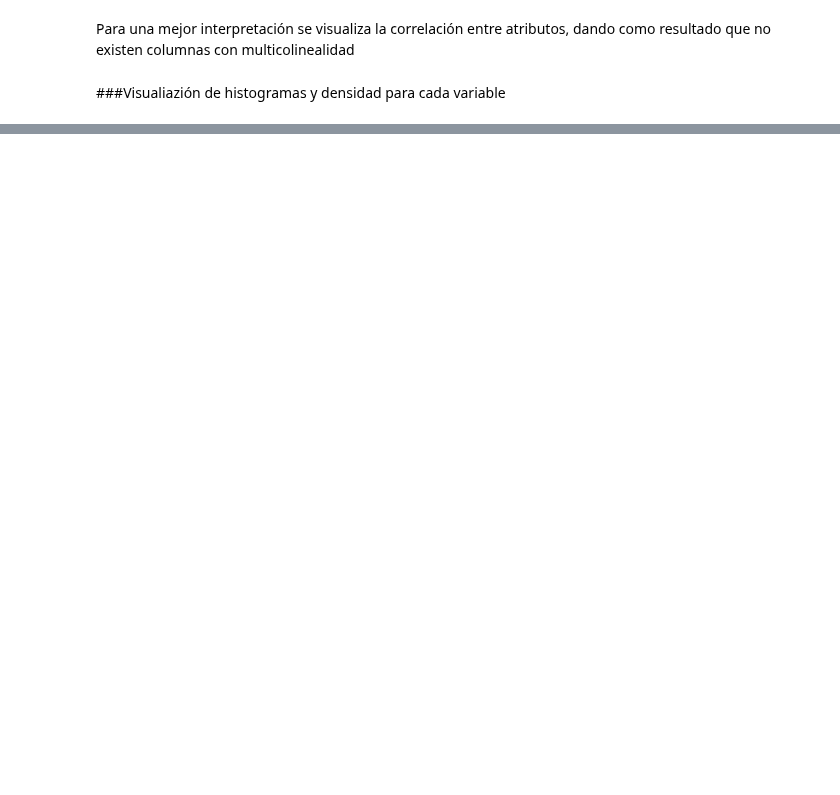
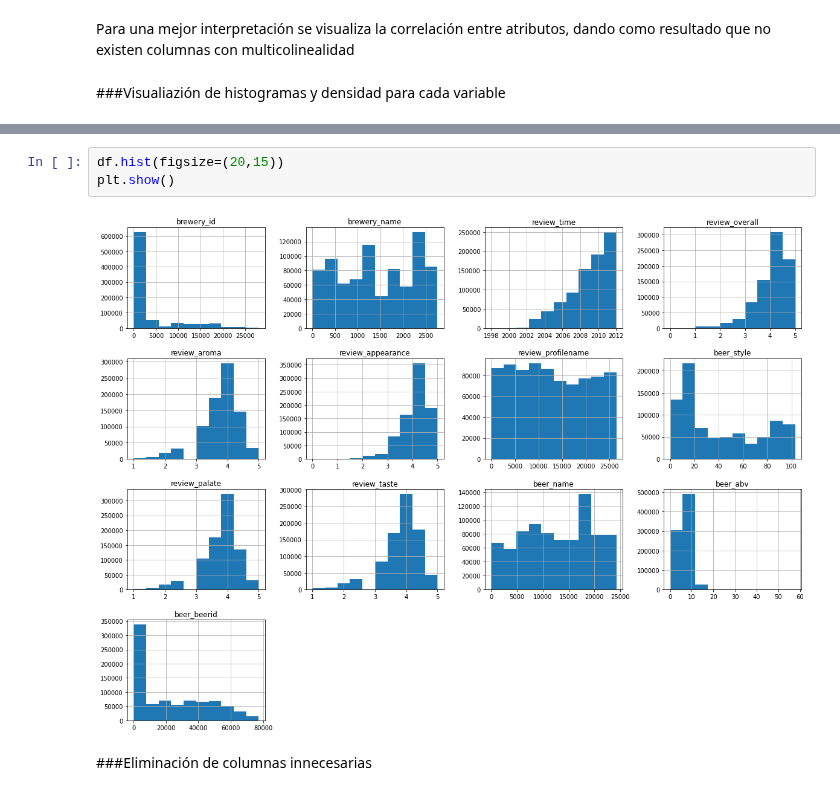
Before and after one commit to RonnyGuevara/Machine-Learning, a Jupyter notebook: TP7/TP7_ML.ipynb, the cells around one changed output, grey strips where cells are left out. Cells and saved outputs as stored; diff of their text form; blank space fills up the shorter version.

```diff
--- a/TP7/TP7_ML.ipynb
+++ b/TP7/TP7_ML.ipynb
@@ -237,0 +264,7 @@ plt.show()
+# %%
+df.hist(figsize=(20,15))
+plt.show()
+# %% [output]
+[figure, added]
+# %% [markdown]
+###Eliminación de columnas innecesarias
```
Also changed, not shown: parts of 25 cells of this notebook.
